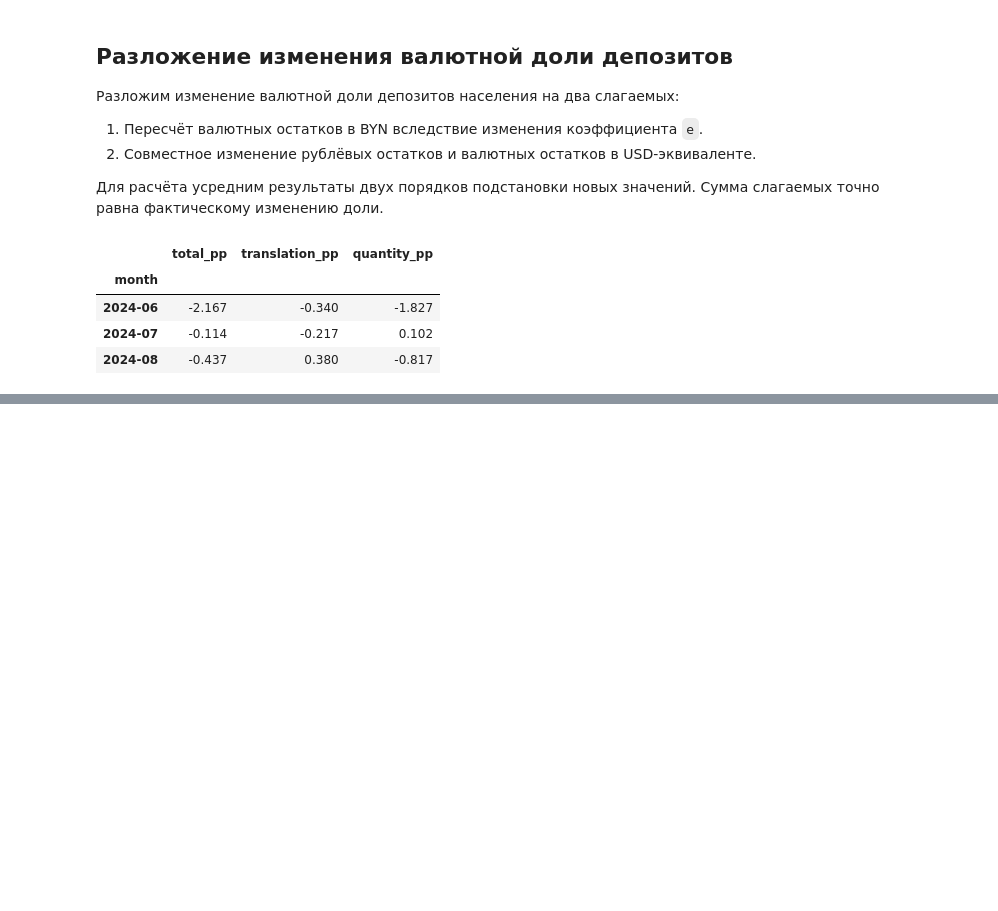
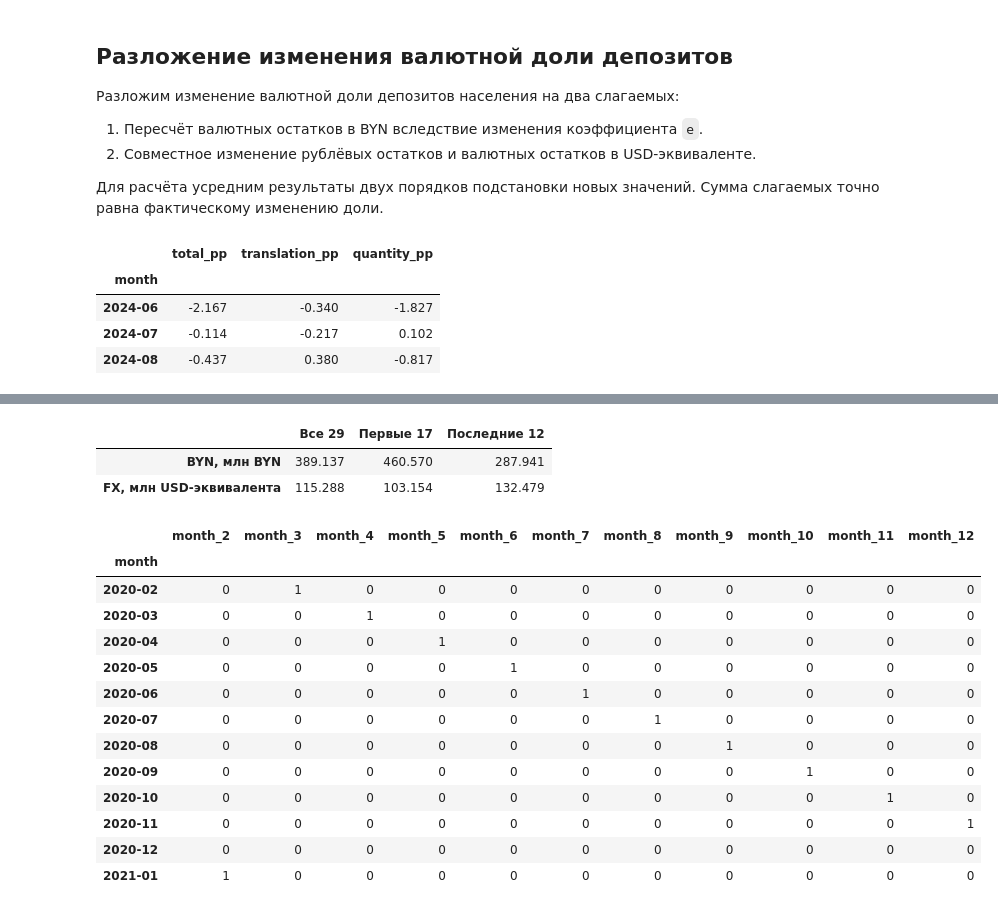
Before and after one commit to venskovalentin/belarus_dollarization_paper, a Jupyter notebook: notebooks/research_notebook.ipynb, the cells around one changed output, grey strips where cells are left out. Drawn from its saved outputs; the diff is of its cells as text; code cells hidden in the pictures; blank space fills up the shorter version.

Commit message:
season trend check

```diff
--- a/notebooks/research_notebook.ipynb
+++ b/notebooks/research_notebook.ipynb
@@ -1237,0 +1307,78 @@ display(decomposition.loc["2024-06":"2024-08"].round(3))
+# %%
+seasonal_component_predictions = stocks[component_columns].shift(2) * (
+    stocks[component_columns].shift(12)
+    / stocks[component_columns].shift(14)
+)
+
+seasonal_predictions = pd.DataFrame({
+    "byn_stock_mln": (
+        seasonal_component_predictions["byn_transfer"]
+        + seasonal_component_predictions["byn_other"]
+    ),
+    "fx_stock_usd_mln": (
+        seasonal_component_predictions["fx_transfer_usd"]
+        + seasonal_component_predictions["fx_other_usd"]
+    ),
+})
+
+seasonal_metrics = {}
+
+for period_name, (start, end) in periods.items():
+    actual = stocks[
+        ["byn_stock_mln", "fx_stock_usd_mln"]
+    ].loc[start:end]
+
+    predicted = seasonal_predictions.loc[start:end]
+
+    assert predicted.notna().all().all(), "Есть пропуски"
+
+    seasonal_metrics[period_name] = (
+        actual - predicted).abs().mean()
+
+seasonal_mae = pd.DataFrame(seasonal_metrics)
+seasonal_mae.index = ["BYN, млн BYN", "FX, млн USD-эквивалента"]
+
+display(seasonal_mae.round(3))
+# %% [output]
+|  | Все 29 | Первые 17 | Последние 12 |
+| BYN, млн BYN | 389.137 | 460.570 | 287.941 |
+| FX, млн USD-эквивалента | 115.288 | 103.154 | 132.479 |
+# %%
+designs_season = {}
+
+month_features = [f"month_{m}" for m in range(2, 13)]
+
+for component_name in component_columns:
+    table = designs_flow[component_name].copy()
+
+    # Строка относится к origin, а цель — следующий месяц.
+    target_month = (table.index + 1).month
+
+    for month in range(2, 13):
+        table[f"month_{month}"] = (
+            target_month == month
+        ).astype(int)
+
+    designs_season[component_name] = table
+
+features_season = features + month_features
+features_flow_season = features_flow + month_features
+
+display(
+    designs_season["byn_transfer"][month_features].head(12)
+)
+# %% [output]
+|  | month_2 | month_3 | month_4 | month_5 | month_6 | month_7 | month_8 | month_9 | month_10 | month_11 | month_12 |
+| month |  |  |  |  |  |  |  |  |  |  |  |
+| 2020-02 | 0 | 1 | 0 | 0 | 0 | 0 | 0 | 0 | 0 | 0 | 0 |
+| 2020-03 | 0 | 0 | 1 | 0 | 0 | 0 | 0 | 0 | 0 | 0 | 0 |
+| 2020-04 | 0 | 0 | 0 | 1 | 0 | 0 | 0 | 0 | 0 | 0 | 0 |
+| 2020-05 | 0 | 0 | 0 | 0 | 1 | 0 | 0 | 0 | 0 | 0 | 0 |
+| 2020-06 | 0 | 0 | 0 | 0 | 0 | 1 | 0 | 0 | 0 | 0 | 0 |
+| 2020-07 | 0 | 0 | 0 | 0 | 0 | 0 | 1 | 0 | 0 | 0 | 0 |
+| 2020-08 | 0 | 0 | 0 | 0 | 0 | 0 | 0 | 1 | 0 | 0 | 0 |
+| 2020-09 | 0 | 0 | 0 | 0 | 0 | 0 | 0 | 0 | 1 | 0 | 0 |
+| 2020-10 | 0 | 0 | 0 | 0 | 0 | 0 | 0 | 0 | 0 | 1 | 0 |
+| 2020-11 | 0 | 0 | 0 | 0 | 0 | 0 | 0 | 0 | 0 | 0 | 1 |
+| 2020-12 | 0 | 0 | 0 | 0 | 0 | 0 | 0 | 0 | 0 | 0 | 0 |
+| 2021-01 | 1 | 0 | 0 | 0 | 0 | 0 | 0 | 0 | 0 | 0 | 0 |
```
Also changed, not shown: parts of 5 cells of this notebook.
